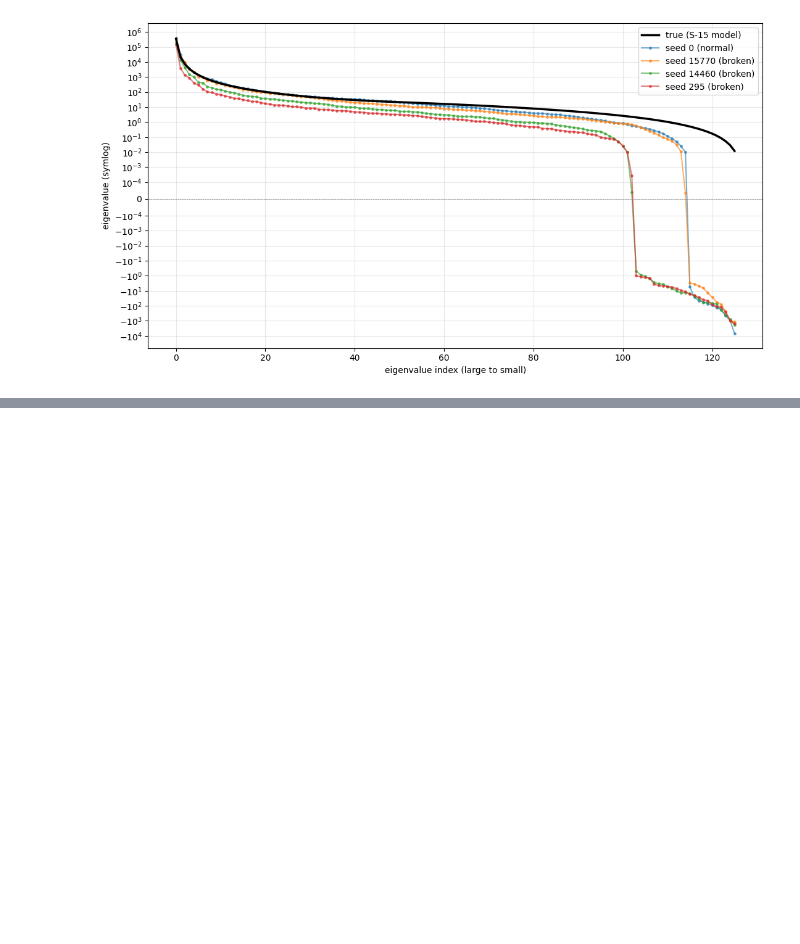
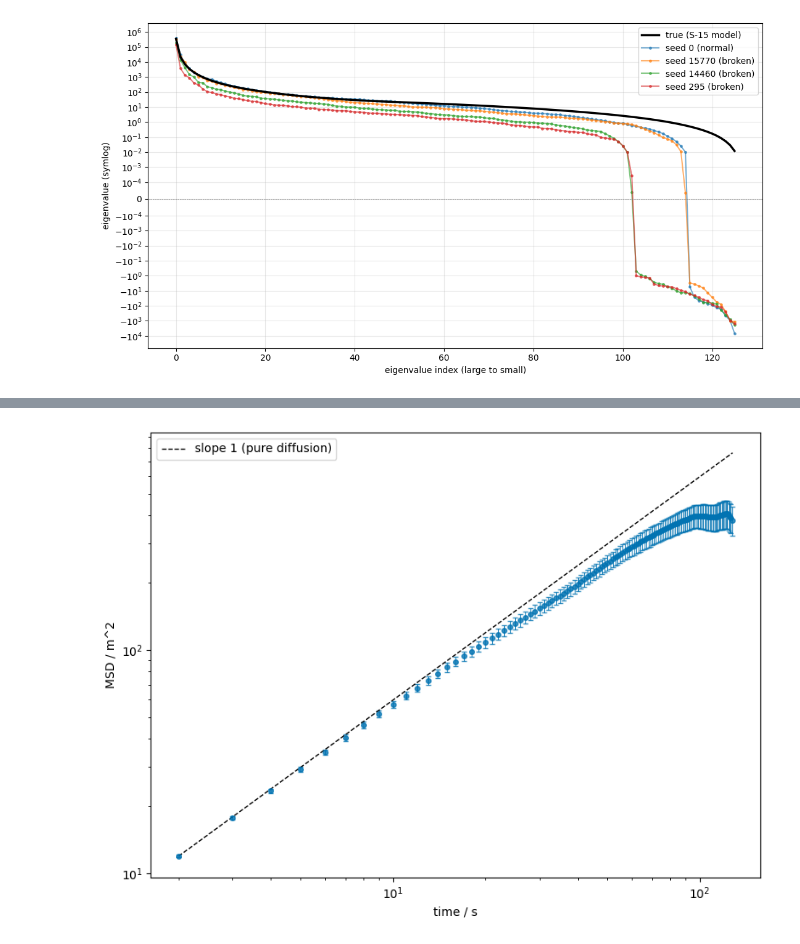
Before and after one commit to ShubhamX57/kappa-kinisi, a Jupyter notebook: code/Anomalous_D_Value_Inspect_full.ipynb, the cells around one changed output, grey strips where cells are left out. Cells and saved outputs as stored; diff of their text form; code cells hidden in the pictures; blank space fills up the shorter version.

```diff
--- a/code/Anomalous_D_Value_Inspect_full.ipynb
+++ b/code/Anomalous_D_Value_Inspect_full.ipynb
@@ -750,0 +936,33 @@ frac_neg  : normal [0.000, 0.611], anom [0.008, 0.008], rho=-0.188
+# %%
+# same data on log-log axes, where pure diffusion is a straight line of slope 1
+
+
+fig, ax = plt.subplots(figsize=(8, 6))
+
+mask = msd > 0
+
+ax.errorbar(t[mask], msd[mask], yerr=None if err is None else err[mask],
+            fmt='o', ms=4, color='#0173B2', ecolor='#0173B2',
+            elinewidth=0.8, capsize=2, alpha=0.8)
+
+
+
+reference = msd[mask][0] * (t[mask] / t[mask][0])
+
+ax.plot(t[mask], reference, 'k--', lw=1, label='slope 1 (pure diffusion)')
+
+ax.set_xscale('log')
+
+ax.set_yscale('log')
+
+ax.set_xlabel(f'time / {a.dt.unit}')
+
+ax.set_ylabel(f'MSD / {a.msd.unit}')
+
+ax.legend()
+
+plt.tight_layout()
+
+plt.show()
+# %% [output]
+[figure, added]
```
Also changed, not shown: parts of 53 cells of this notebook.
